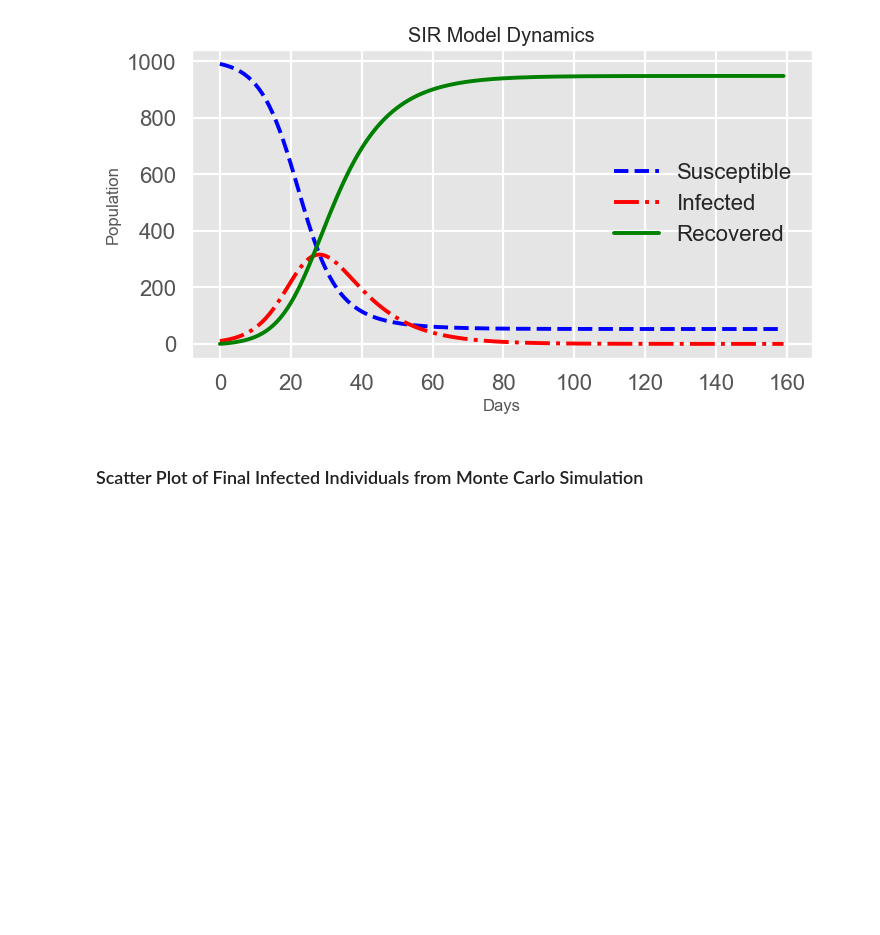
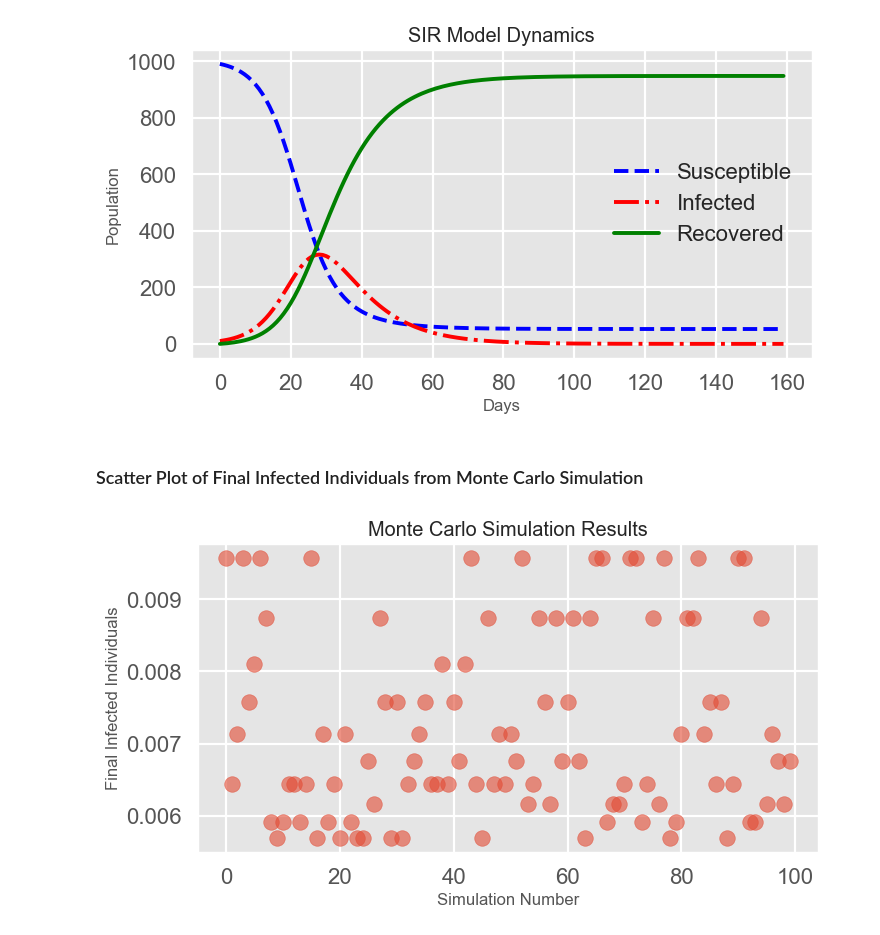
Before and after one commit to jwmathis/Project4, a Jupyter notebook: Project4.ipynb, the cells around one changed output. Cells and saved outputs as stored; diff of their text form; code cells hidden in the pictures; blank space fills up the shorter version.

```diff
--- a/Project4.ipynb
+++ b/Project4.ipynb
@@ -63,3 +47,39 @@ Susceptible:
+# %%
+# Monte Carlo simulation to estimate the impact of random initial infected
+def monte_carlo_simulation(S0, I0_range, R0, beta, gamma, days, num_simulations):
+
+    final_infected = np.zeros(num_simulations)
+
+    for i in range(num_simulations):
+        # Randomize the initial number of infected individuals within the specified range
+        I0 = np.random.randint(I0_range[0], I0_range[1])
+
+        # Run the SIR model
+        SIR_data = SIR_model(S0, I0, R0, beta, gamma, days)
+
+        # Store the final number of infected individuals
+        final_infected[i] = SIR_data['infected'][-1]
+
+    return final_infected
+
+S0 = 990
+I0_range = (5, 15)
+R0 = 0
+beta = 0.3
+gamma = 0.1
+days = 160
+num_simulations = 100
+
+# Run Monte Carlo Simulation
+final_infected_results = monte_carlo_simulation(S0, I0_range, R0, beta, gamma, days, num_simulations)
+#print("Final infected individuals form each simulation\n: ", final_infected_results)
+
+# Analyze the results
+mean_final_infected = np.mean(final_infected_results)
+std_final_infected = np.std(final_infected_results)
+
+#print(f"\nMean final number of infected individuals: {mean_final_infected}")
+#print(f"\nStandard deviation of final number of infected individuals: {std_final_infected}")
 # %% [markdown]
 ### Line Plots of SIR Model Dynamics
 # %%
@@ -80,3 +100,11 @@ plt.legend();
 [figure]
 # %% [markdown]
 ### Scatter Plot of Final Infected Individuals from Monte Carlo Simulation
+# %%
+plt.figure(figsize=(8,4))
+plt.scatter(range(num_simulations), final_infected_results, alpha=0.6)
+plt.xlabel('Simulation Number')
+plt.ylabel("Final Infected Individuals")
+plt.title('Monte Carlo Simulation Results');
+# %% [output]
+[figure, added]
```
Also changed, not shown: parts of 4 cells of this notebook.
